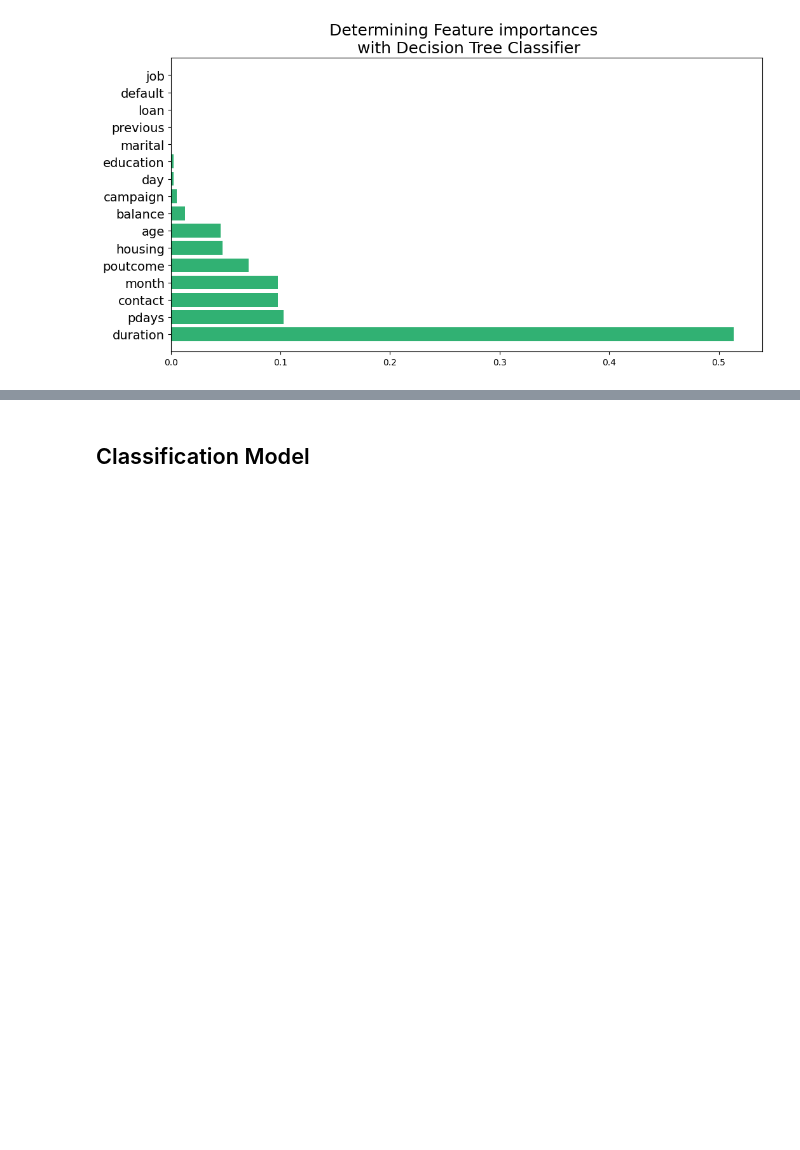
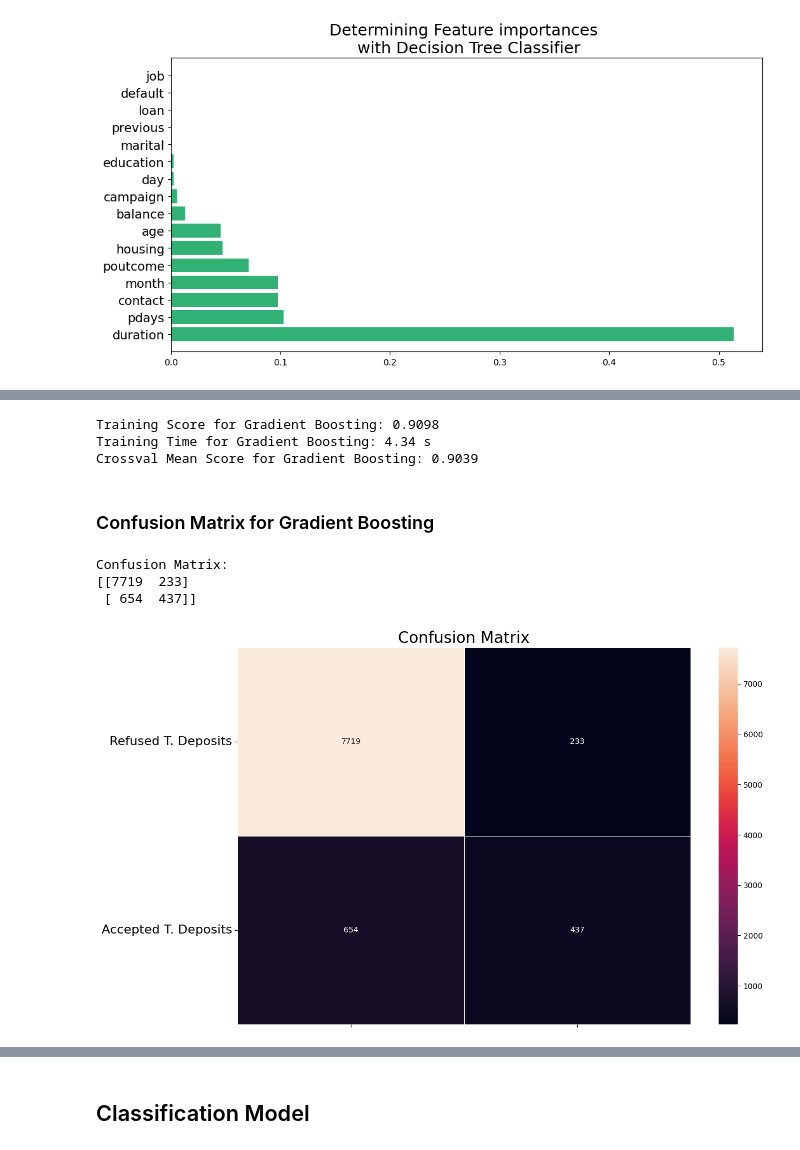
Before and after one commit to ZasaQ/A-neural-model-of-a-banking-customer, a Jupyter notebook: KrzywdaKubowicz.ipynb, the cells around one changed output, grey strips where cells are left out. Cells and saved outputs as stored; diff of their text form; code cells hidden in the pictures; blank space fills up the shorter version.

Commit message:
Done Gradient Boosting Clasifier
minor changes in Logical Regression and Decision Tree training cases

```diff
--- a/KrzywdaKubowicz.ipynb
+++ b/KrzywdaKubowicz.ipynb
@@ -640,0 +615,31 @@ Feature importance ranking:
+# %%
+gb_df = pd.read_csv('bank-full.csv', sep=';')
+
+categorical_columns = gb_df.select_dtypes(include=['object']).columns
+label_encoders = {}
+
+for column in categorical_columns:
+    le = LabelEncoder()
+    gb_df[column] = le.fit_transform(gb_df[column])
+    label_encoders[column] = le
+
+X = gb_df.drop('y', axis=1)
+y = gb_df['y']
+
+X_train, X_test, y_train, y_test = train_test_split(X, y, test_size=0.2, random_state=42)
+
+gb = GradientBoostingClassifier(random_state=42)
+time_start = time.time()
+gb.fit(X_train, y_train)
+time_end = time.time()
+gb_time = time_end - time_start
+
+y_pred = gb.predict(X_test)
+accuracy = accuracy_score(y_test, y_pred)
+precision = precision_score(y_test, y_pred)
+recall = recall_score(y_test, y_pred)
+
+print("Classification Report:\n", classification_report(y_test, y_pred))
+print("Accuracy score: {:.2f}%".format(100 * accuracy))
+print("Precision score: {:.2f}%".format(100 * precision))
+print("Recall score: {:.2f}%".format(100 * recall))
@@ -640,0 +660,33 @@ Feature importance ranking:
+# %%
+gb_train_score = gb.score(X_train, y_train)
+
+print(f"Training Score for Gradient Boosting: {gb_train_score:.4f}")
+print(f"Training Time for Gradient Boosting: {gb_time:.2f} s")
+
+log_scores = cross_val_score(gb, X_train, y_train, cv=3)
+gb_log_reg_mean = log_scores.mean()
+
+print(f"Crossval Mean Score for Gradient Boosting: {gb_log_reg_mean:.4f}")
+# %% [output]
+Training Score for Gradient Boosting: 0.9098
+Training Time for Gradient Boosting: 4.34 s
+Crossval Mean Score for Gradient Boosting: 0.9039
+# %% [markdown]
+### Confusion Matrix for Gradient Boosting
+# %%
+conf_matrix = confusion_matrix(y_test, y_pred)
+fig, ax = plt.subplots(figsize=(12, 8))
+
+sns.heatmap(conf_matrix, annot=True, fmt="d", linewidths=.5, ax=ax)
+plt.title("Confusion Matrix", fontsize=20)
+plt.subplots_adjust(left=0.15, right=0.99, bottom=0.15, top=0.99)
+ax.set_yticks(np.arange(conf_matrix.shape[0]) + 0.5, minor=False)
+ax.set_xticklabels("")
+ax.set_yticklabels(['Refused T. Deposits', 'Accepted T. Deposits'], fontsize=16, rotation=360)
+
+print(f"Confusion Matrix:\n{conf_matrix}")
+# %% [output]
+Confusion Matrix:
+[[7719  233]
+ [ 654  437]]
+[figure, added]
```
Also changed, not shown: parts of 15 cells of this notebook.
